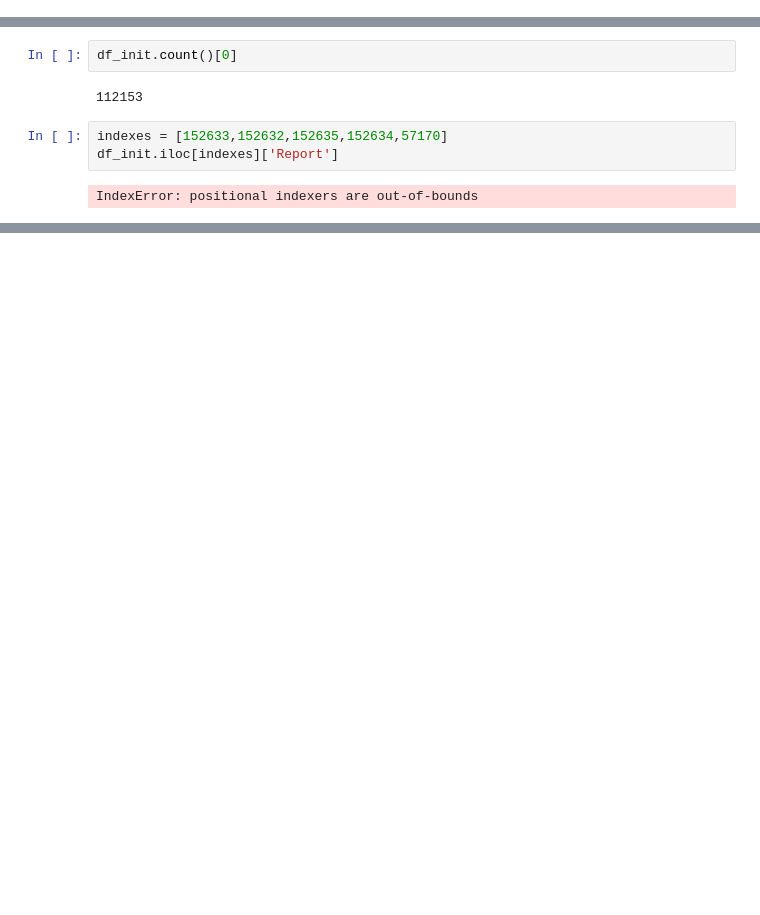
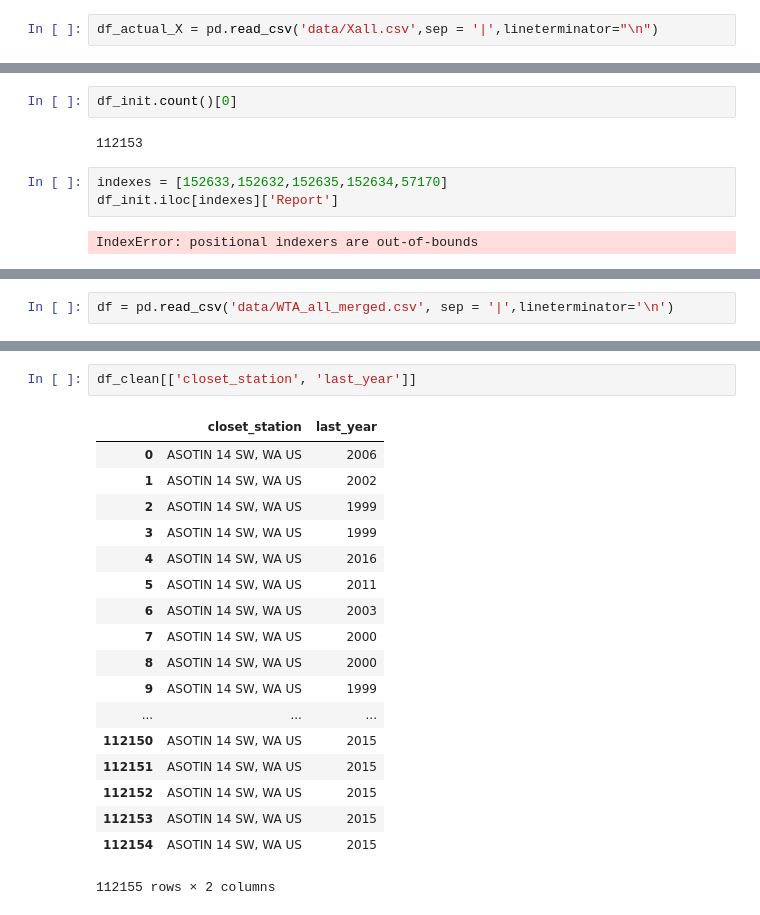
Before and after one commit to huddlestona/Trail_Report, a Jupyter notebook: bug_fix_final_model.ipynb, the cells around one changed output, grey strips where cells are left out. Drawn from its saved outputs; the diff is of its cells as text; blank space fills up the shorter version.

```diff
--- a/bug_fix_final_model.ipynb
+++ b/bug_fix_final_model.ipynb
@@ -70,3 +189,5 @@ test_size.count()[0]
 117214
 # %%
 df_actual = pd.read_csv('data/WTA_all_merged.csv',sep = '|',lineterminator="\n")
+# %%
+df_actual_X = pd.read_csv('data/Xall.csv',sep = '|',lineterminator="\n")
@@ -89,0 +255,2 @@ IndexError: positional indexers are out-of-bounds
+# %%
+df = pd.read_csv('data/WTA_all_merged.csv', sep = '|',lineterminator='\n')
@@ -89,0 +343,21 @@ IndexError: positional indexers are out-of-bounds
+# %%
+df_clean[['closet_station', 'last_year']]
+# %% [output]
+|  | closet_station | last_year |
+| 0 | ASOTIN 14 SW, WA US | 2006 |
+| 1 | ASOTIN 14 SW, WA US | 2002 |
+| 2 | ASOTIN 14 SW, WA US | 1999 |
+| 3 | ASOTIN 14 SW, WA US | 1999 |
+| 4 | ASOTIN 14 SW, WA US | 2016 |
+| 5 | ASOTIN 14 SW, WA US | 2011 |
+| 6 | ASOTIN 14 SW, WA US | 2003 |
+| 7 | ASOTIN 14 SW, WA US | 2000 |
+| 8 | ASOTIN 14 SW, WA US | 2000 |
+| 9 | ASOTIN 14 SW, WA US | 1999 |
+| ... | ... | ... |
+| 112150 | ASOTIN 14 SW, WA US | 2015 |
+| 112151 | ASOTIN 14 SW, WA US | 2015 |
+| 112152 | ASOTIN 14 SW, WA US | 2015 |
+| 112153 | ASOTIN 14 SW, WA US | 2015 |
+| 112154 | ASOTIN 14 SW, WA US | 2015 |
+112155 rows × 2 columns
```
Also changed, not shown: parts of 31 cells of this notebook, 5 other files.
